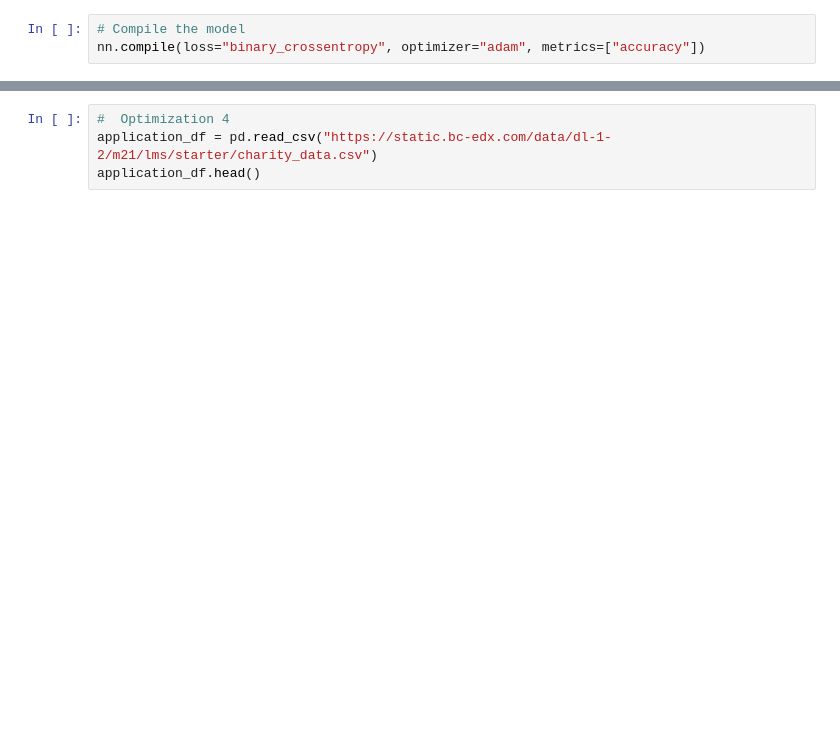
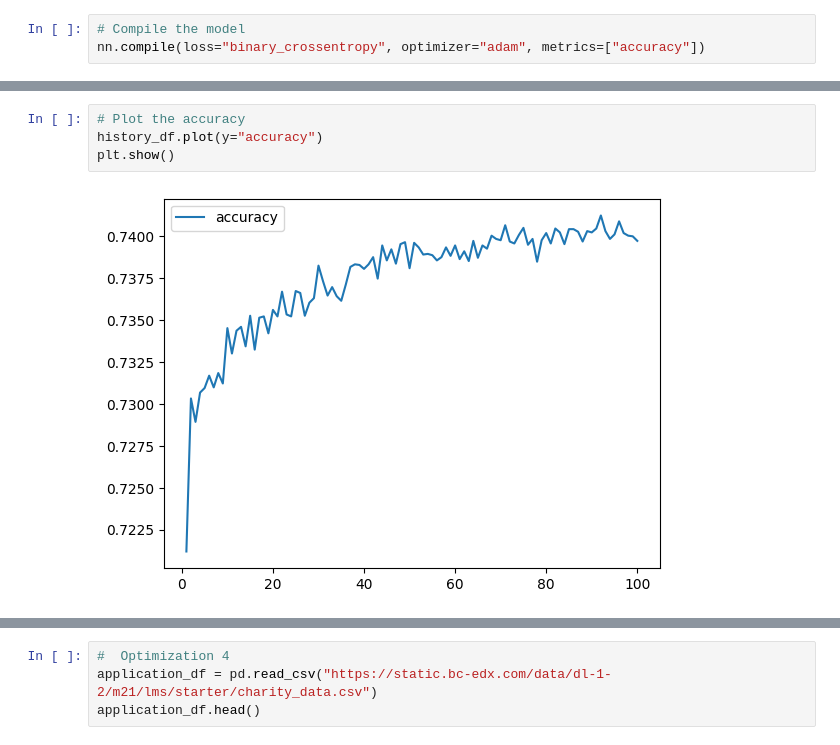
Before and after one commit to equitymarkets/deep-learning-challenge, a Jupyter notebook: Deep Learning Challenge/AlphabetSoupCharity_Optimization.ipynb, the cells around one changed output, grey strips where cells are left out. Drawn from its saved outputs; the diff is of its cells as text; blank space fills up the shorter version.

```diff
--- a/Deep Learning Challenge/AlphabetSoupCharity_Optimization.ipynb
+++ b/Deep Learning Challenge/AlphabetSoupCharity_Optimization.ipynb
@@ -808,0 +813,6 @@ plt.show()
+# %%
+# Plot the accuracy
+history_df.plot(y="accuracy")
+plt.show()
+# %% [output]
+[figure, added]
```
Also changed, not shown: parts of 29 cells of this notebook, 9 other files.
